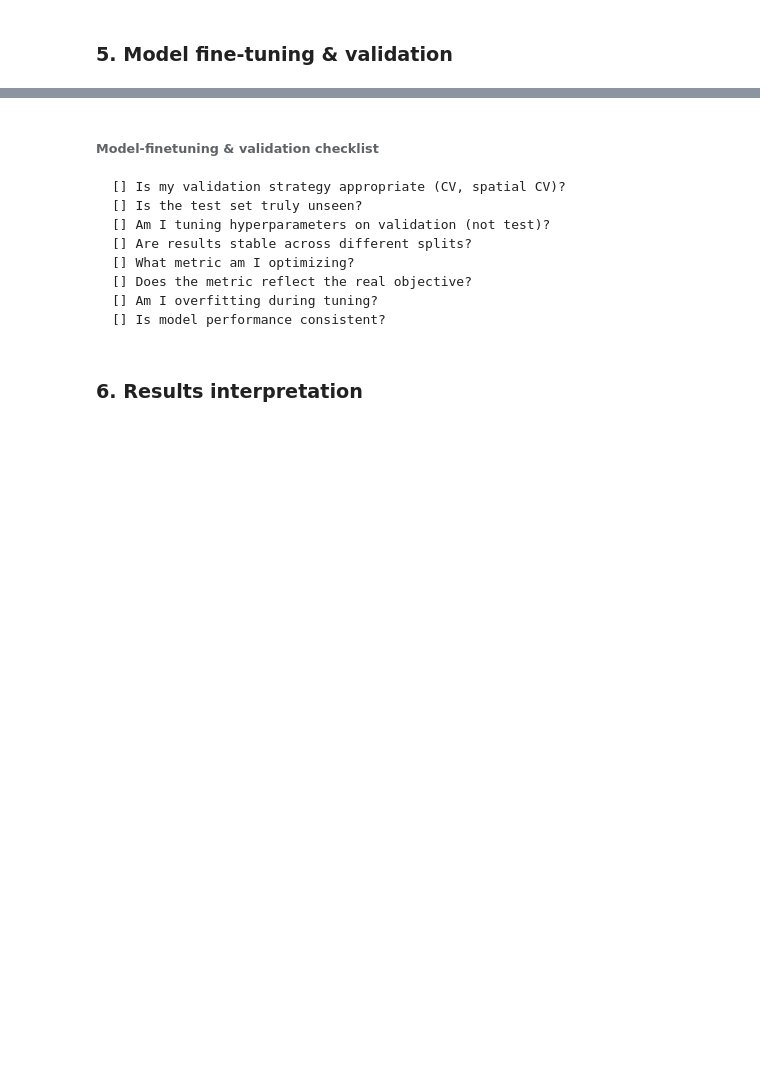
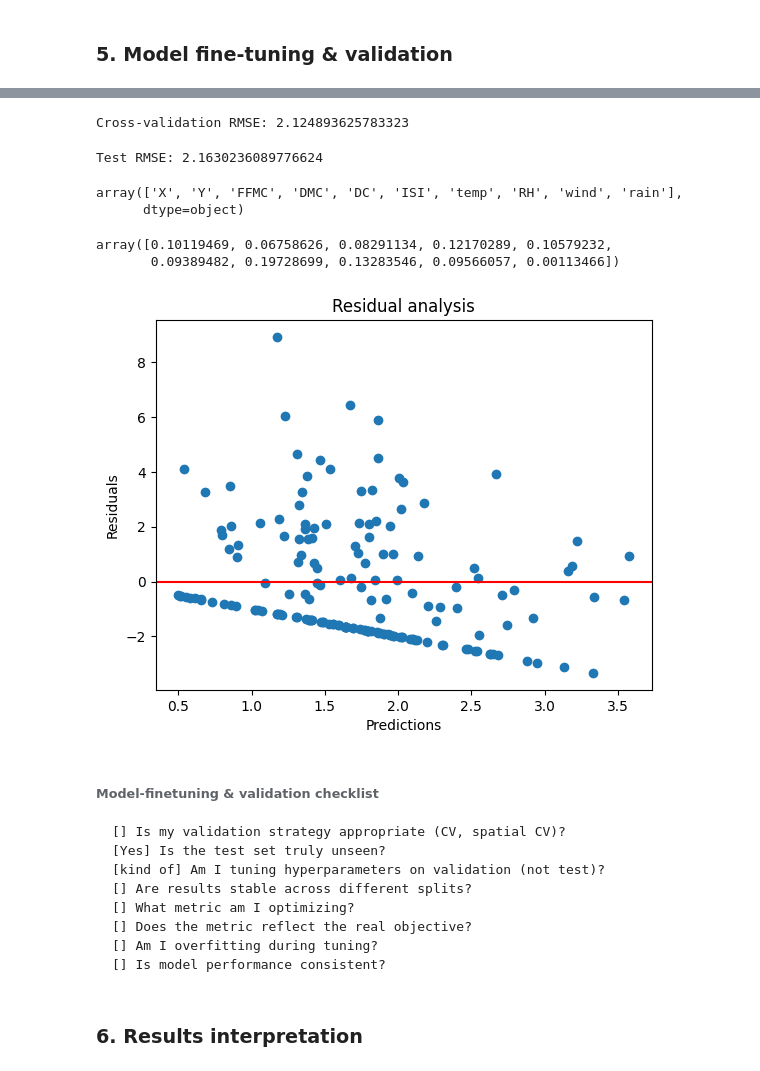
Before and after one commit to lbrodsky/machine_learning_geosciences, a Jupyter notebook: 06_ML_workflow/06_2_LAB_ML_workflow_exercise.ipynb, the cells around one changed output, grey strips where cells are left out. Cells and saved outputs as stored; diff of their text form; code cells hidden in the pictures; blank space fills up the shorter version.

```diff
--- a/06_ML_workflow/06_2_LAB_ML_workflow_exercise.ipynb
+++ b/06_ML_workflow/06_2_LAB_ML_workflow_exercise.ipynb
@@ -275,0 +342,2 @@ def MAD(y, y_hat):
+# %%
+gsff.fit(X_train, y_train)
@@ -277,3 +367,7 @@ def MAD(y, y_hat):
 # Median Absolute Deviation (MAD)
 # robust measure of statistical dispersion, representing the median of the absolute deviations
 # from the data's median
+# %%
+model = RandomForestRegressor(max_depth=50, n_estimators=200, random_state=42)
+# %%
+model.fit(X_train, y_train)
@@ -279,0 +383,2 @@ def MAD(y, y_hat):
+# %%
+y_test_pred = model.predict(X_test)
@@ -279,0 +390,12 @@ def MAD(y, y_hat):
+# %%
+from sklearn.model_selection import cross_val_score
+cv_scores = cross_val_score(
+    model, X_train, y_train, cv=5,
+    scoring="neg_mean_squared_error"
+)
+
+cv_rmse = np.sqrt(-cv_scores.mean())
+
+print("Cross-validation RMSE:", cv_rmse)
+# %% [output]
+Cross-validation RMSE: 2.124893625783323
@@ -280,9 +404,36 @@ def MAD(y, y_hat):
+# %%
+mse_test = mean_squared_error(y_test, y_test_pred)
+rmse_test = np.sqrt(mse_test)
+print("Test RMSE:", rmse_test)
+# %% [output]
+Test RMSE: 2.1630236089776624
+# %%
+model.feature_names_in_
+# %% [output]
+array(['X', 'Y', 'FFMC', 'DMC', 'DC', 'ISI', 'temp', 'RH', 'wind', 'rain'],
+      dtype=object)
+# %%
+model.feature_importances_
+# %% [output]
+array([0.10119469, 0.06758626, 0.08291134, 0.12170289, 0.10579232,
+       0.09389482, 0.19728699, 0.13283546, 0.09566057, 0.00113466])
+# %%
+errors = y_test - y_test_pred
+
+plt.scatter(y_test_pred, errors)
+plt.axhline(0, color="red")
+plt.xlabel("Predictions")
+plt.ylabel("Residuals")
+plt.title("Residual analysis")
+plt.show()
+# %% [output]
+[figure, added]
 # %% [markdown]
 ###### Model-finetuning & validation checklist
 
     [] Is my validation strategy appropriate (CV, spatial CV)?
-    [] Is the test set truly unseen?
-    [] Am I tuning hyperparameters on validation (not test)?
+    [Yes] Is the test set truly unseen?
+    [kind of] Am I tuning hyperparameters on validation (not test)?
     [] Are results stable across different splits?
     [] What metric am I optimizing?
     [] Does the metric reflect the real objective?
```
Also changed, not shown: parts of 55 cells of this notebook, 4 other files.
